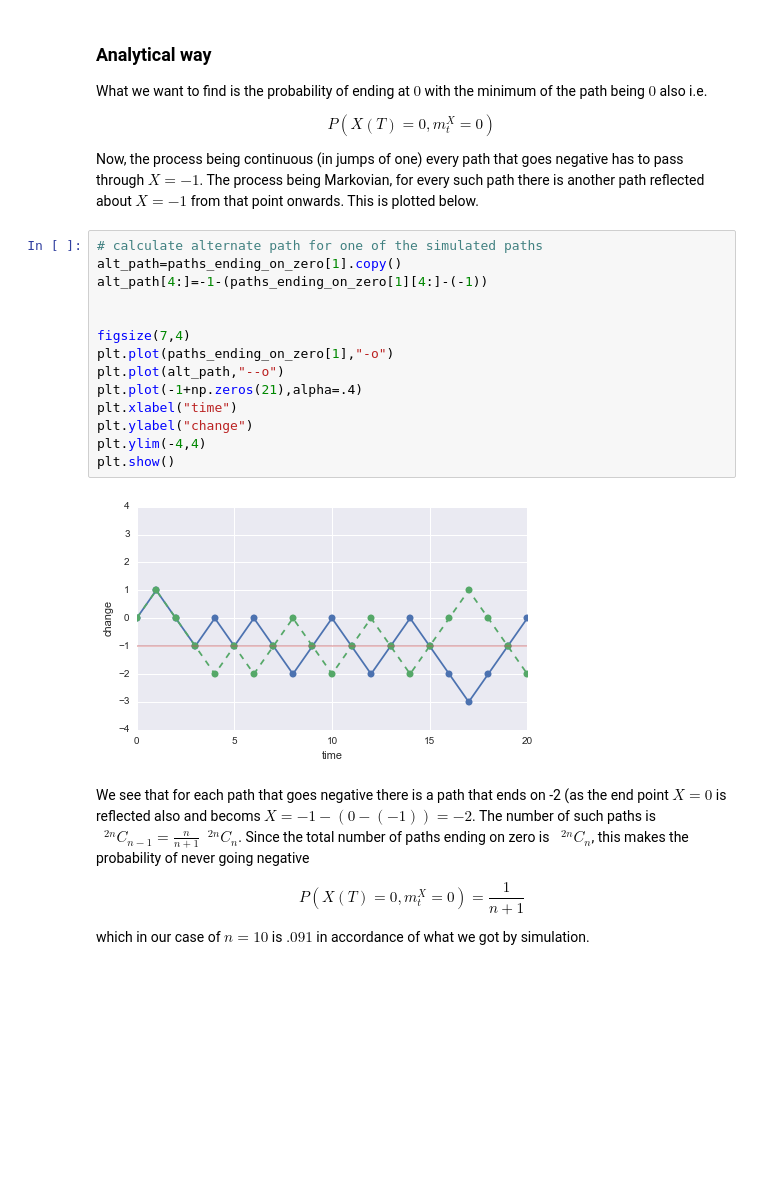
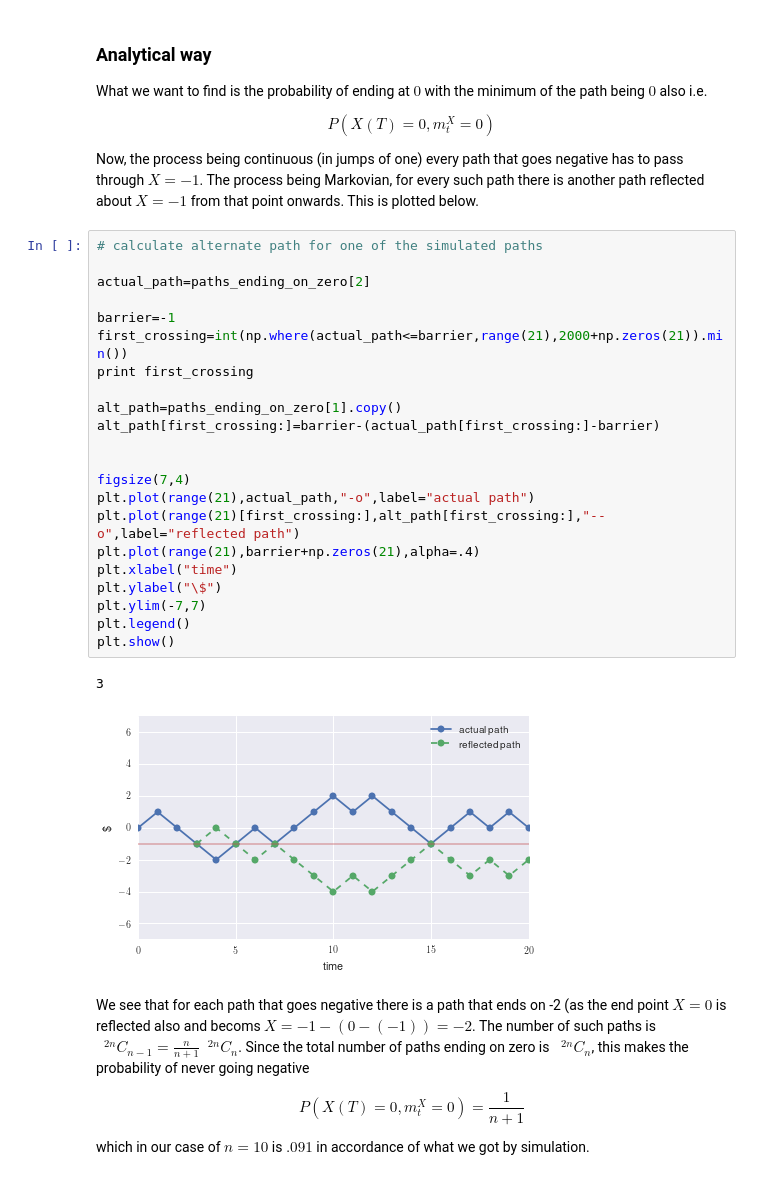
Before and after one commit to borundev/StochasticProcesses, a Jupyter notebook: BarrierCrossing.ipynb, the cells around one changed output. Saved outputs shown, nothing was run; the diff lists cells and outputs as text; blank space fills up the shorter version.

```diff
--- a/BarrierCrossing.ipynb
+++ b/BarrierCrossing.ipynb
@@ -70,20 +74,29 @@ $$
 Now, the process being continuous (in jumps of one) every path that goes negative has to pass through $X=-1$. The process being Markovian, for every such path there is another path reflected about $X=-1$ from that point onwards. This is plotted below.
 # %%
 # calculate alternate path for one of the simulated paths
+
+actual_path=paths_ending_on_zero[2]
+
+barrier=-1
+first_crossing=int(np.where(actual_path<=barrier,range(21),2000+np.zeros(21)).min())
+print first_crossing
+
 alt_path=paths_ending_on_zero[1].copy()
-alt_path[4:]=-1-(paths_ending_on_zero[1][4:]-(-1))
+alt_path[first_crossing:]=barrier-(actual_path[first_crossing:]-barrier)
 
 
 figsize(7,4)
-plt.plot(paths_ending_on_zero[1],"-o")
-plt.plot(alt_path,"--o")
-plt.plot(-1+np.zeros(21),alpha=.4)
+plt.plot(range(21),actual_path,"-o",label="actual path")
+plt.plot(range(21)[first_crossing:],alt_path[first_crossing:],"--o",label="reflected path")
+plt.plot(range(21),barrier+np.zeros(21),alpha=.4)
 plt.xlabel("time")
-plt.ylabel("change")
-plt.ylim(-4,4)
+plt.ylabel("\$")
+plt.ylim(-7,7)
+plt.legend()
 plt.show()
 # %% [output]
+3
-[figure, old version]
+[figure, new version]
 # %% [markdown]
 We see that for each path that goes negative there is a path that ends on -2 (as the end point $X=0$ is reflected also and becoms $X=-1 - (0- (-1))=-2$. The number of such paths is $\phantom{a}^{2n}C_{n-1} = \frac{n}{n+1}\phantom{a}^{2n}C_{n}$. Since the total number of paths ending on zero is $\phantom{a}^{2n}C_{n}$, this makes the probability of never going negative
 
```
Also changed, not shown: parts of 10 cells of this notebook.
